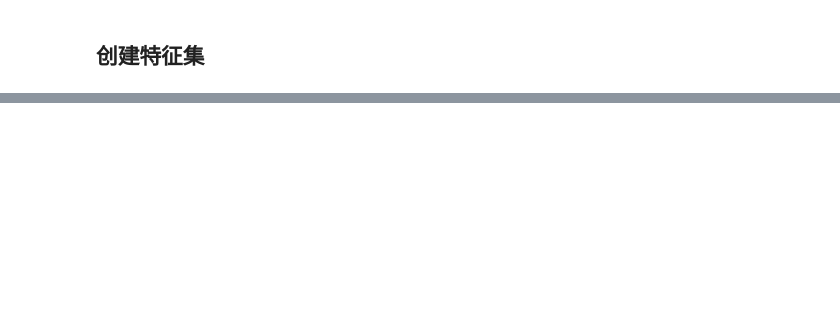
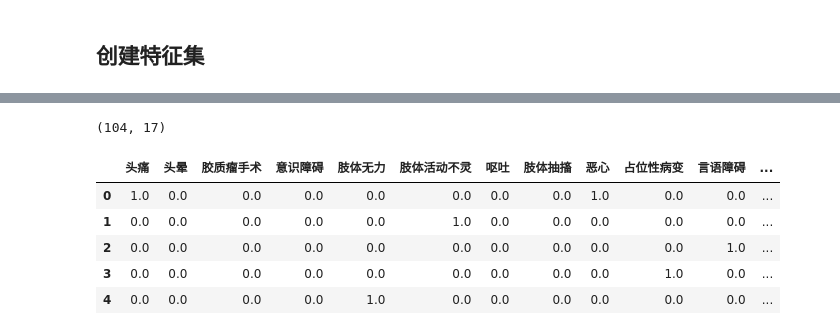
Before and after one commit to ColeridgeGuo/NLP-Cancer-Prognosis, a Jupyter notebook: NLP_cancer_prognosis.ipynb, the cells around one changed output, grey strips where cells are left out. Drawn from its saved outputs; the diff is of its cells as text; code cells hidden in the pictures; blank space fills up the shorter version.

```diff
--- a/NLP_cancer_prognosis.ipynb
+++ b/NLP_cancer_prognosis.ipynb
@@ -154,0 +188,13 @@ one_hot_mtx = np.zeros((len(df), len(kw_dict)))  # 64*14 matrix
+# %%
+# append labels to the dataframe
+df1h = df1h.join(df['生存期'], how='inner')
+print(df1h.shape)
+df1h.head()
+# %% [output]
+(104, 17)
+|  | 头痛 | 头晕 | 胶质瘤手术 | 意识障碍 | 肢体无力 | 肢体活动不灵 | 呕吐 | 肢体抽搐 | 恶心 | 占位性病变 | 言语障碍 | ... |
+| 0 | 1.0 | 0.0 | 0.0 | 0.0 | 0.0 | 0.0 | 0.0 | 0.0 | 1.0 | 0.0 | 0.0 | ... |
+| 1 | 0.0 | 0.0 | 0.0 | 0.0 | 0.0 | 1.0 | 0.0 | 0.0 | 0.0 | 0.0 | 0.0 | ... |
+| 2 | 0.0 | 0.0 | 0.0 | 0.0 | 0.0 | 0.0 | 0.0 | 0.0 | 0.0 | 0.0 | 1.0 | ... |
+| 3 | 0.0 | 0.0 | 0.0 | 0.0 | 0.0 | 0.0 | 0.0 | 0.0 | 0.0 | 1.0 | 0.0 | ... |
+| 4 | 0.0 | 0.0 | 0.0 | 0.0 | 1.0 | 0.0 | 0.0 | 0.0 | 0.0 | 0.0 | 0.0 | ... |
```
Also changed, not shown: parts of 10 cells of this notebook.
